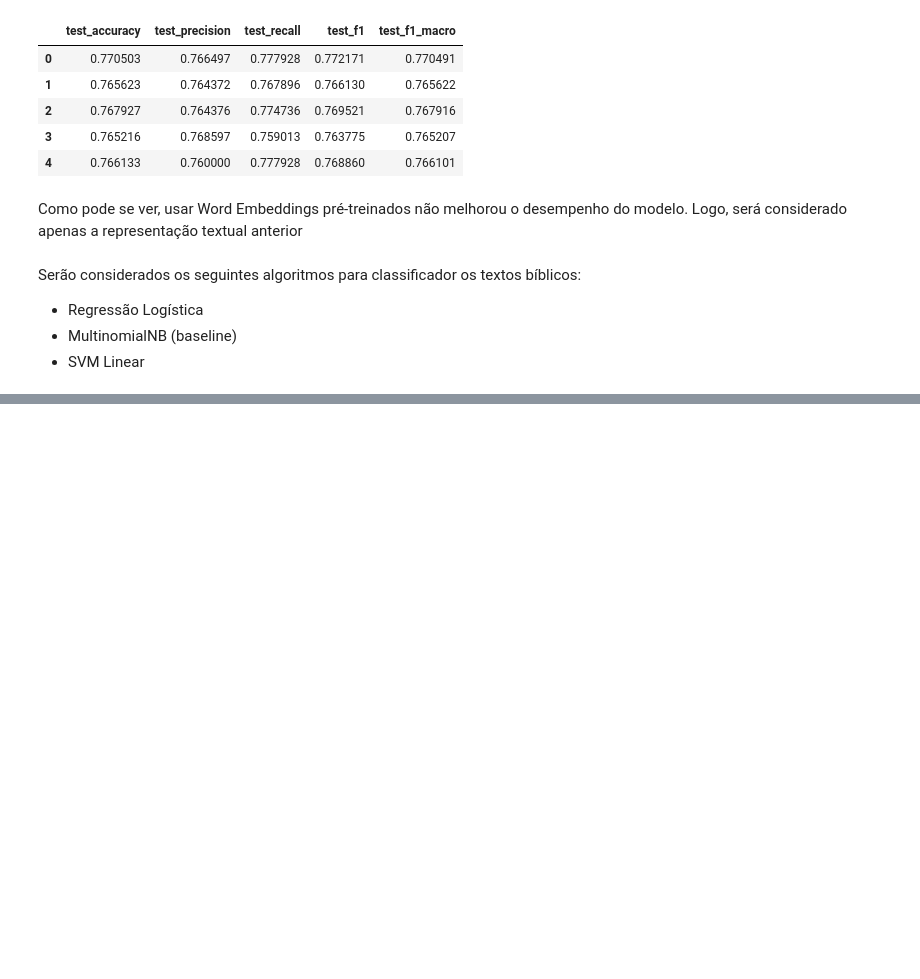
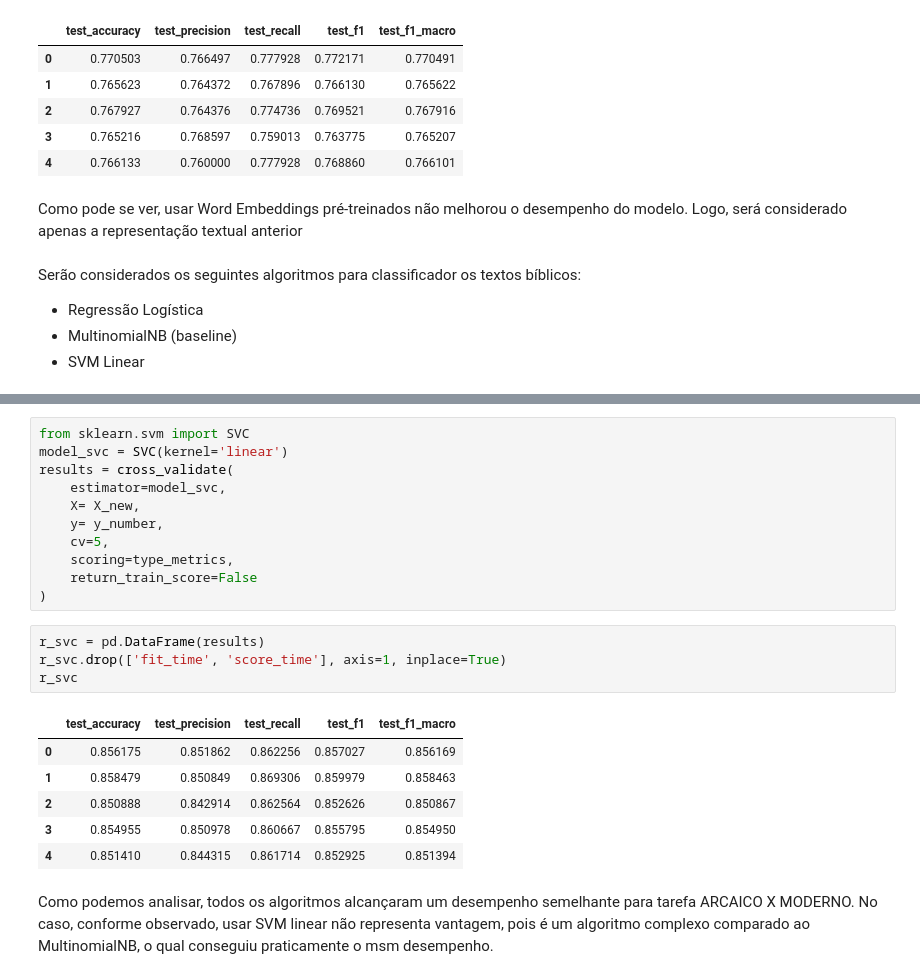
Before and after one commit to Marcos-Med/PLN, a Jupyter notebook: pln.ipynb, the cells around one changed output, grey strips where cells are left out. Cells and saved outputs as stored; diff of their text form; blank space fills up the shorter version.

```diff
--- a/pln.ipynb
+++ b/pln.ipynb
@@ -315,0 +365,24 @@ Serão considerados os seguintes algoritmos para classificador os textos bíblic
+# %%
+from sklearn.svm import SVC
+model_svc = SVC(kernel='linear')
+results = cross_validate(
+    estimator=model_svc,
+    X= X_new,
+    y= y_number,
+    cv=5,
+    scoring=type_metrics,
+    return_train_score=False
+)
+# %%
+r_svc = pd.DataFrame(results)
+r_svc.drop(['fit_time', 'score_time'], axis=1, inplace=True)
+r_svc
+# %% [output]
+|  | test_accuracy | test_precision | test_recall | test_f1 | test_f1_macro |
+| 0 | 0.856175 | 0.851862 | 0.862256 | 0.857027 | 0.856169 |
+| 1 | 0.858479 | 0.850849 | 0.869306 | 0.859979 | 0.858463 |
+| 2 | 0.850888 | 0.842914 | 0.862564 | 0.852626 | 0.850867 |
+| 3 | 0.854955 | 0.850978 | 0.860667 | 0.855795 | 0.854950 |
+| 4 | 0.851410 | 0.844315 | 0.861714 | 0.852925 | 0.851394 |
+# %% [markdown]
+Como podemos analisar, todos os algoritmos alcançaram um desempenho semelhante para tarefa ARCAICO X MODERNO. No caso, conforme observado, usar SVM linear não representa vantagem, pois é um algoritmo complexo comparado ao MultinomialNB, o qual conseguiu praticamente o msm desempenho.
```
Also changed, not shown: parts of 8 cells of this notebook.
